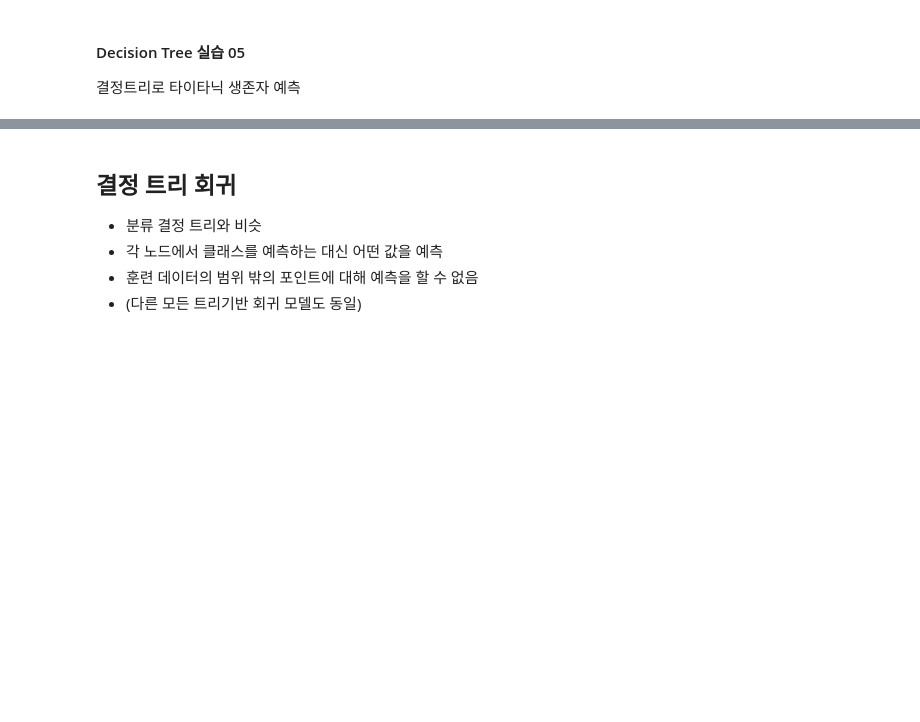
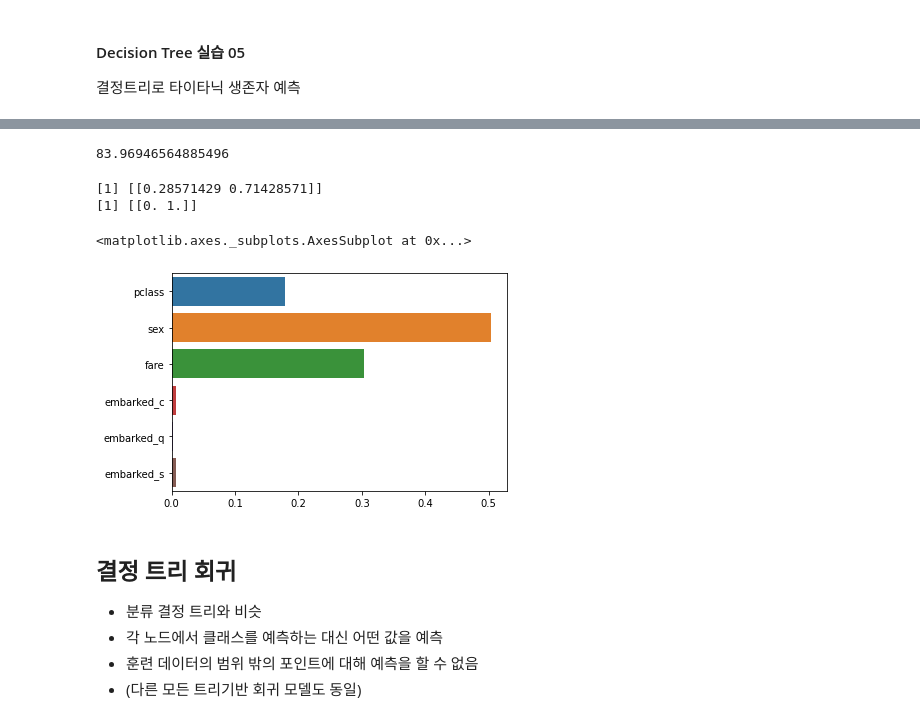
Before and after one commit to soohyoen/artificial-intelligence, a Jupyter notebook: ml_09_지도학습_DecisionTree_ipynb의_사본.ipynb, the cells around one changed output, grey strips where cells are left out. Saved outputs shown, nothing was run; the diff lists cells and outputs as text; code cells hidden in the pictures; blank space fills up the shorter version.

```diff
--- a/ml_09_지도학습_DecisionTree_ipynb의_사본.ipynb
+++ b/ml_09_지도학습_DecisionTree_ipynb의_사본.ipynb
@@ -694,9 +729,19 @@ titanic_data = pd.read_excel(drive_path + 'titanic.xls')
 # %%
 # - embarked : 탑승장소별 컬럼 추가
 # S=Southhampton, C=Cherbourg, Q=Queenstown
+df['embarked_c'] = df['embarked'] == 'C'
+df['embarked_q'] = df['embarked'] == 'Q'
+df['embarked_s'] = df['embarked'] == 'S'
 
 # 데이터에서 여성을 1로 남성을 0으로 설정
 
+df.loc[df['sex'] == 'male','sex'] = 0
+df.loc[df['sex'] == 'female','sex'] = 1
+
 # fare : 지불한 운임
+mean_fare3 = df.groupby('pclass').mean()['fare'][3]
 
 # 결측치 채움
+df.loc[df['fare'].isnull(),'fare'] = mean_fare3
+
+df.info()
@@ -703,3 +766,7 @@ titanic_data = pd.read_excel(drive_path + 'titanic.xls')
 # %%
 # Feature 선택
 # X = 객실 클래스, 성별, 요금, 선착장 3개, 총 6요소
+
+feature_names=['pclass','sex','fare','embarked_c','embarked_q','embarked_s']
+X = df[feature_names]
+X.shape
@@ -706,3 +775,5 @@ titanic_data = pd.read_excel(drive_path + 'titanic.xls')
 # %%
 # 정답셋 준비
 # y = "survived"
+y = df['survived']
+y.shape
@@ -721,3 +794,7 @@ X_train, X_test, y_train, y_test = train_test_split(X,
 # %%
 # 결정트리 적용
 from sklearn.tree import DecisionTreeClassifier
+
+model = DecisionTreeClassifier(max_depth=8).fit(X_train, y_train)
+# 정확도
+model.score(X_train, y_train), model.score(X_test, y_test)
@@ -729,13 +818,32 @@ import graphviz
 # %%
 # 정확도 예측하기 (accuracy_score)
 from sklearn.metrics import accuracy_score
+
+y_pred = model.predict(X_test)
+accuracy_score(y_test,y_pred) * 100
+# %% [output]
+83.96946564885496
 # %%
 # 실제 데이터를 넣어서 예측하기
 # pclass, sex, age, sibsp, parch, fare
 # dicaprio = [3., 0., 19., 0., 0., 5.]
 # winslet  = [1., 1., 17., 1., 2., 100.]
-dicaprio = [3., 0., 19., True, False, False]
-winslet  = [1., 1., 17., False, False, True]
+# pclass, sex, fare
+dicaprio = [3., 0., 17., True, False, False]
+winslet  = [1., 1., 30., False, False, True]
+
+print(model.predict([dicaprio]), model.predict_proba([dicaprio]))
+
+print(model.predict([winslet]), model.predict_proba([winslet]))
+# %% [output]
+[1] [[0.28571429 0.71428571]]
+[1] [[0. 1.]]
+# %%
+import seaborn as sns
+sns.barplot(model.feature_importances_ , X.columns)
+# %% [output]
+<matplotlib.axes._subplots.AxesSubplot at 0x...>
+[figure, added]
 # %% [markdown]
 ## 결정 트리 회귀
 
```
Also changed, not shown: parts of 14 cells of this notebook.
